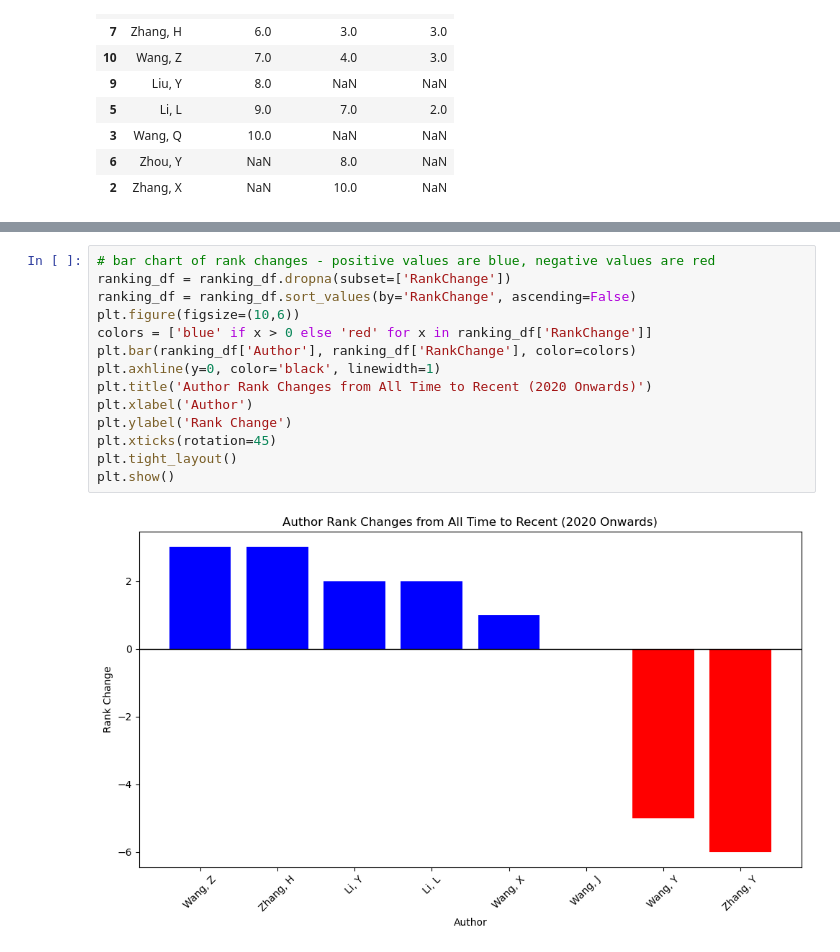
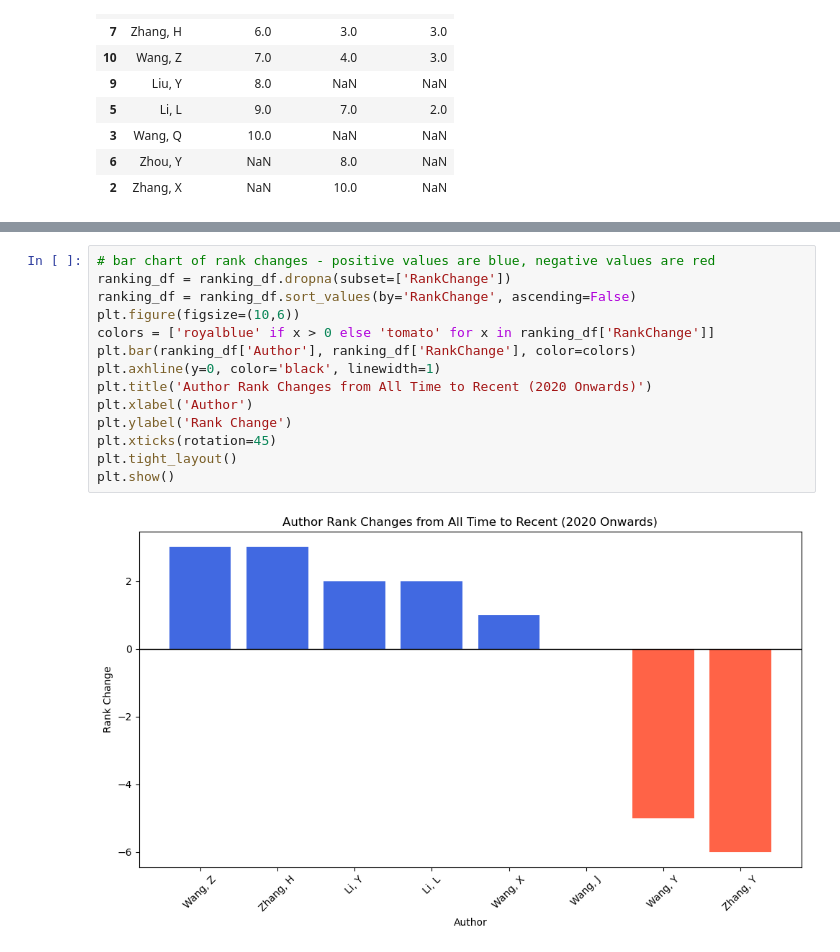
Before and after one commit to LillWawrence/consulting_skills_exam, a Jupyter notebook: will.ipynb, the cells around one changed output, grey strips where cells are left out. Cells and saved outputs as stored; diff of their text form.

```diff
--- a/will.ipynb
+++ b/will.ipynb
@@ -253,16 +253,16 @@ plt.show()
 # %%
 # bar chart of rank changes - positive values are blue, negative values are red
 ranking_df = ranking_df.dropna(subset=['RankChange'])
 ranking_df = ranking_df.sort_values(by='RankChange', ascending=False)
 plt.figure(figsize=(10,6))
-colors = ['blue' if x > 0 else 'red' for x in ranking_df['RankChange']]
+colors = ['royalblue' if x > 0 else 'tomato' for x in ranking_df['RankChange']]
 plt.bar(ranking_df['Author'], ranking_df['RankChange'], color=colors)
 plt.axhline(y=0, color='black', linewidth=1)
 plt.title('Author Rank Changes from All Time to Recent (2020 Onwards)')
 plt.xlabel('Author')
 plt.ylabel('Rank Change')
 plt.xticks(rotation=45)
 plt.tight_layout()
 plt.show()
 # %% [output]
-[figure, old version]
+[figure, new version]
```
Also changed, not shown: parts of 4 cells of this notebook.
